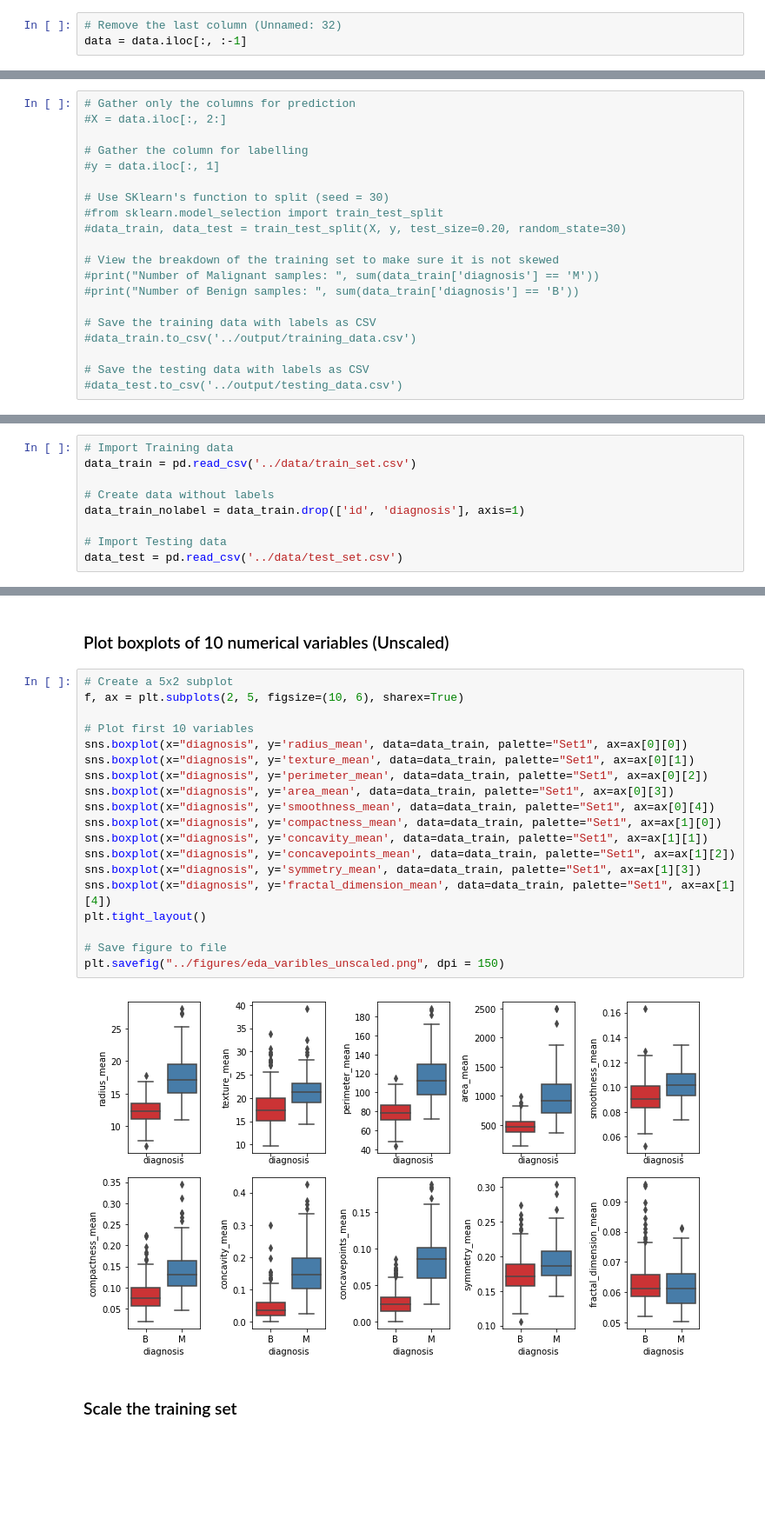
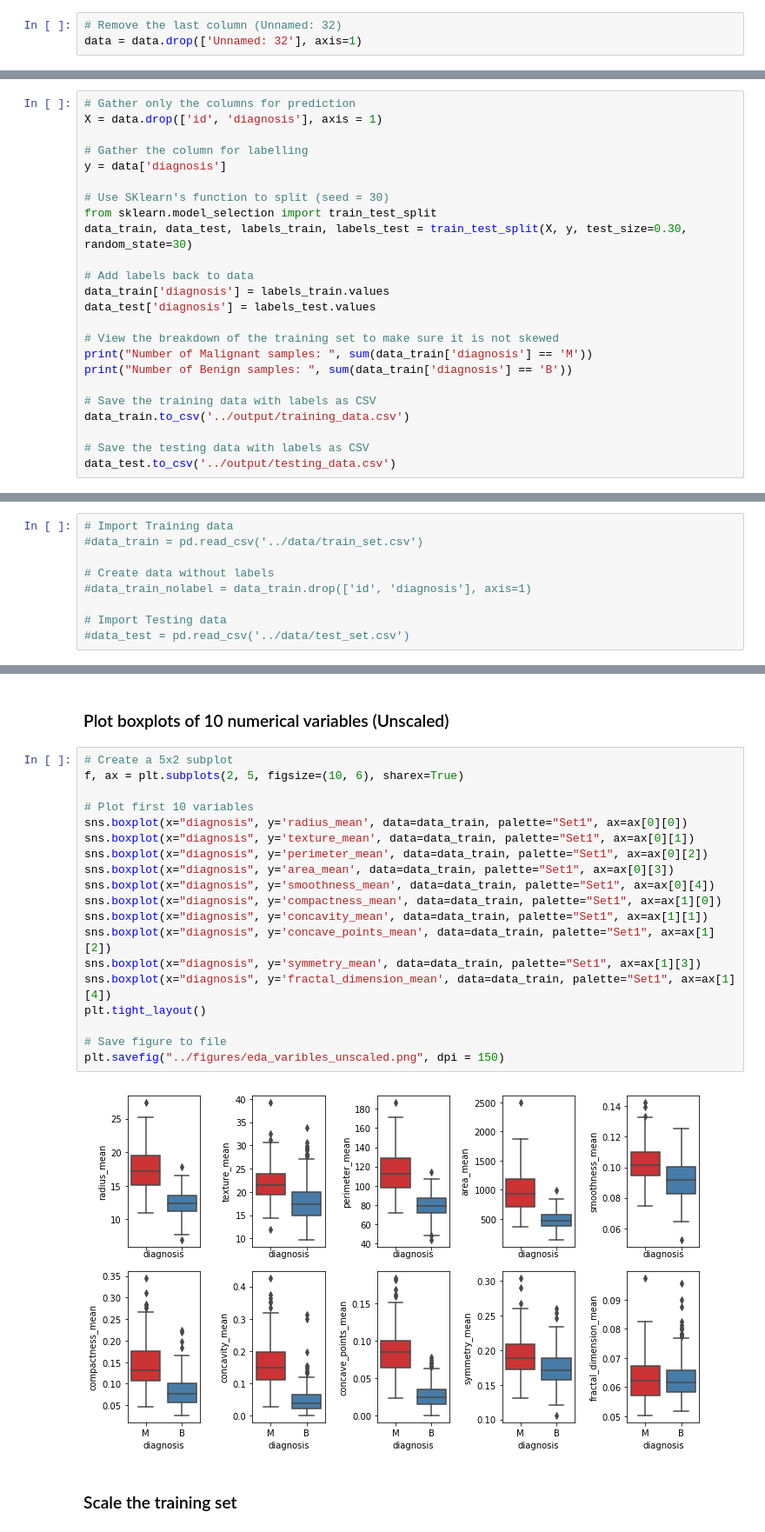
Before and after one commit to Machine-Learning-Group30/Project-Breast-Cancer, a Jupyter notebook: notebook/01-Explore-data.ipynb, the cells around one changed output, grey strips where cells are left out. Shown at 87% size. Cells and saved outputs as stored; diff of their text form; blank space fills up the shorter version.

Commit message:
modified testing/training code and added scaling

```diff
--- a/notebook/01-Explore-data.ipynb
+++ b/notebook/01-Explore-data.ipynb
@@ -140,26 +140,30 @@ Unnamed: 32                569
 dtype: int64
 # %%
 # Remove the last column (Unnamed: 32)
-data = data.iloc[:, :-1]
+data = data.drop(['Unnamed: 32'], axis=1)
 # %% [markdown]
 ### Training/Testing split
 # %%
 # Gather only the columns for prediction
-#X = data.iloc[:, 2:]
+X = data.drop(['id', 'diagnosis'], axis = 1)
 
 # Gather the column for labelling
-#y = data.iloc[:, 1]
+y = data['diagnosis']
 
 # Use SKlearn's function to split (seed = 30)
-#from sklearn.model_selection import train_test_split
-#data_train, data_test = train_test_split(X, y, test_size=0.20, random_state=30)
+from sklearn.model_selection import train_test_split
+data_train, data_test, labels_train, labels_test = train_test_split(X, y, test_size=0.30, random_state=30)
+
+# Add labels back to data
+data_train['diagnosis'] = labels_train.values
+data_test['diagnosis'] = labels_test.values
 
 # View the breakdown of the training set to make sure it is not skewed
-#print("Number of Malignant samples: ", sum(data_train['diagnosis'] == 'M'))
-#print("Number of Benign samples: ", sum(data_train['diagnosis'] == 'B'))
+print("Number of Malignant samples: ", sum(data_train['diagnosis'] == 'M'))
+print("Number of Benign samples: ", sum(data_train['diagnosis'] == 'B'))
 
 # Save the training data with labels as CSV
-#data_train.to_csv('../output/training_data.csv')
+data_train.to_csv('../output/training_data.csv')
 
 # Save the testing data with labels as CSV
-#data_test.to_csv('../output/testing_data.csv')
+data_test.to_csv('../output/testing_data.csv')
@@ -167,12 +187,12 @@ data = data.iloc[:, :-1]
 ### Import pre-split data
 # %%
 # Import Training data
-data_train = pd.read_csv('../data/train_set.csv')
+#data_train = pd.read_csv('../data/train_set.csv')
 
 # Create data without labels
-data_train_nolabel = data_train.drop(['id', 'diagnosis'], axis=1)
+#data_train_nolabel = data_train.drop(['id', 'diagnosis'], axis=1)
 
 # Import Testing data
-data_test = pd.read_csv('../data/test_set.csv')
+#data_test = pd.read_csv('../data/test_set.csv')
 # %%
 # View the breakdown of the training set to make sure it is not skewed
@@ -244,24 +261,24 @@ plt.savefig('../figures/eda_pca.png', dpi=150)
 # %%
 # Create a 5x2 subplot
 f, ax = plt.subplots(2, 5, figsize=(10, 6), sharex=True)
 
 # Plot first 10 variables
 sns.boxplot(x="diagnosis", y='radius_mean', data=data_train, palette="Set1", ax=ax[0][0])
 sns.boxplot(x="diagnosis", y='texture_mean', data=data_train, palette="Set1", ax=ax[0][1])
 sns.boxplot(x="diagnosis", y='perimeter_mean', data=data_train, palette="Set1", ax=ax[0][2])
 sns.boxplot(x="diagnosis", y='area_mean', data=data_train, palette="Set1", ax=ax[0][3])
 sns.boxplot(x="diagnosis", y='smoothness_mean', data=data_train, palette="Set1", ax=ax[0][4])
 sns.boxplot(x="diagnosis", y='compactness_mean', data=data_train, palette="Set1", ax=ax[1][0])
 sns.boxplot(x="diagnosis", y='concavity_mean', data=data_train, palette="Set1", ax=ax[1][1])
-sns.boxplot(x="diagnosis", y='concavepoints_mean', data=data_train, palette="Set1", ax=ax[1][2])
+sns.boxplot(x="diagnosis", y='concave_points_mean', data=data_train, palette="Set1", ax=ax[1][2])
 sns.boxplot(x="diagnosis", y='symmetry_mean', data=data_train, palette="Set1", ax=ax[1][3])
 sns.boxplot(x="diagnosis", y='fractal_dimension_mean', data=data_train, palette="Set1", ax=ax[1][4])
 plt.tight_layout()
 
 # Save figure to file
 plt.savefig("../figures/eda_varibles_unscaled.png", dpi = 150)
 # %% [output]
-[figure, old version]
+[figure, new version]
 # %% [markdown]
 ### Scale the training set
 # %%
```
Also changed, not shown: parts of 8 cells of this notebook, 8 other files.
